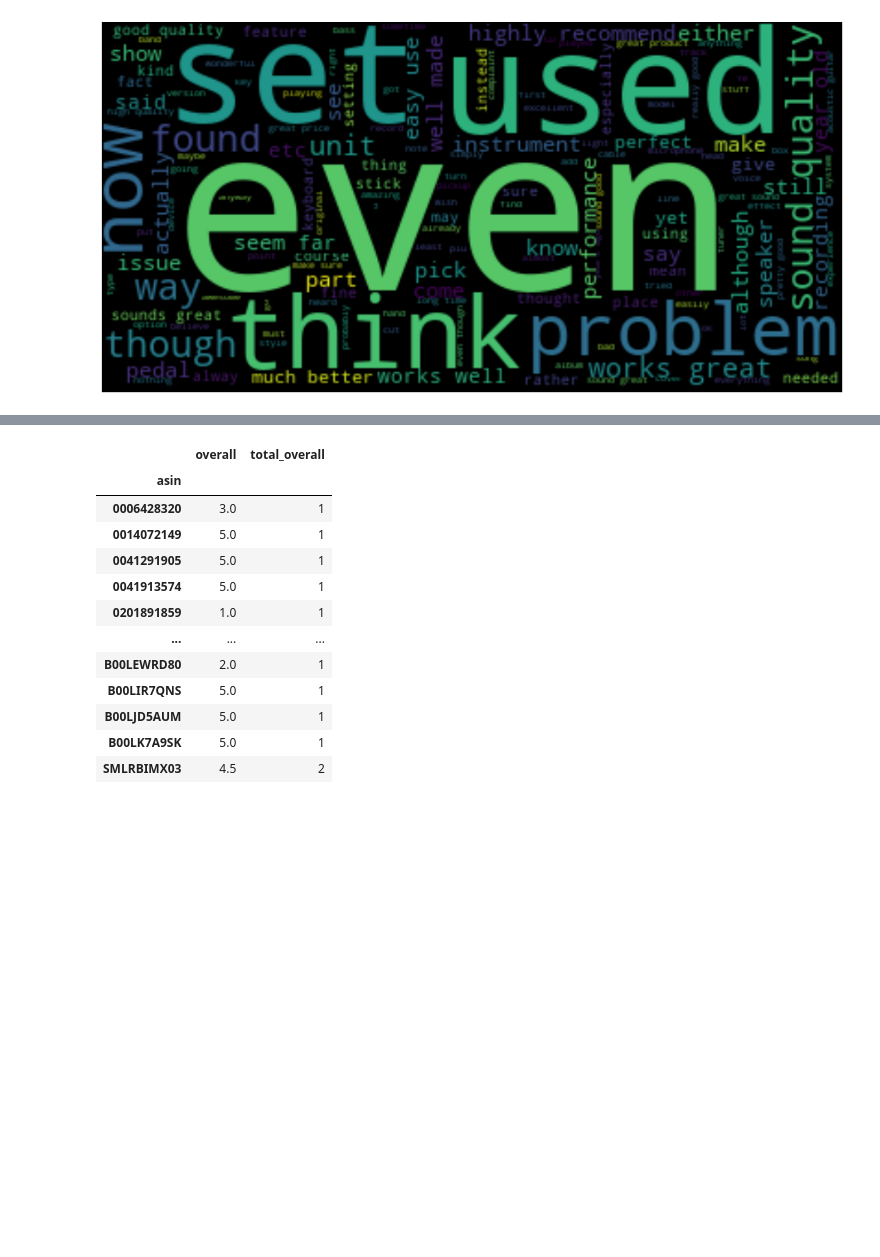
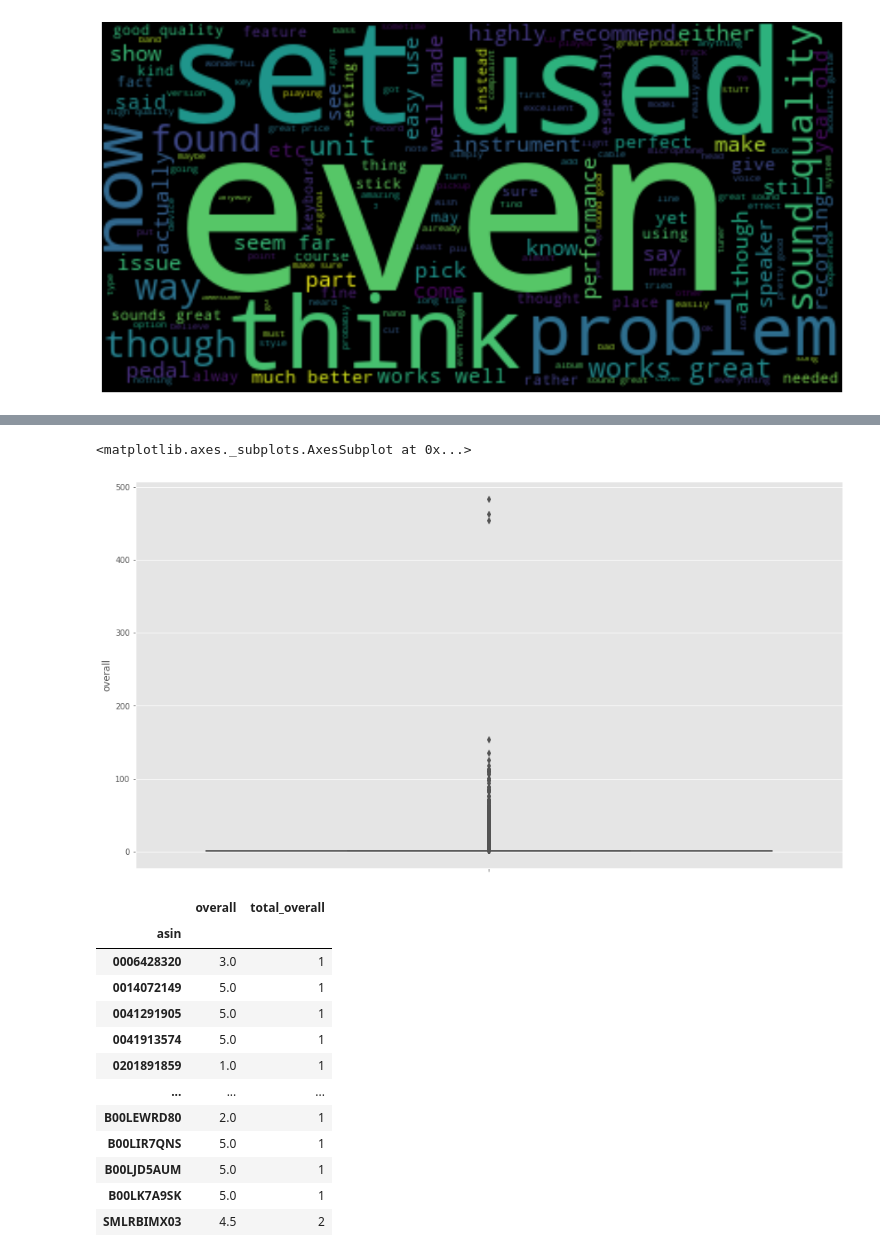
Before and after one commit to XavierCarrera/platzi-master-ml-exercises, a Jupyter notebook: AmazonProducts_RecommendationSystem.ipynb, the cells around one changed output, grey strips where cells are left out. Saved outputs shown, nothing was run; the diff lists cells and outputs as text; code cells hidden in the pictures; blank space fills up the shorter version.

```diff
--- a/AmazonProducts_RecommendationSystem.ipynb
+++ b/AmazonProducts_RecommendationSystem.ipynb
@@ -164,0 +160,3 @@ df
+# %%
+reviewers = df.groupby("reviewerID")["overall"].count().sort_values(ascending=False)
+reviewers
@@ -165,3 +189,8 @@ df
+# %%
+sns.boxplot(y=reviewers)
+# %% [output]
+<matplotlib.axes._subplots.AxesSubplot at 0x...>
+[figure, added]
 # %%
 model = pd.DataFrame(df.groupby('asin')["overall"].mean())
 model["total_overall"] = pd.DataFrame(df.groupby('asin')["overall"].count())
```
Also changed, not shown: parts of 28 cells of this notebook.
